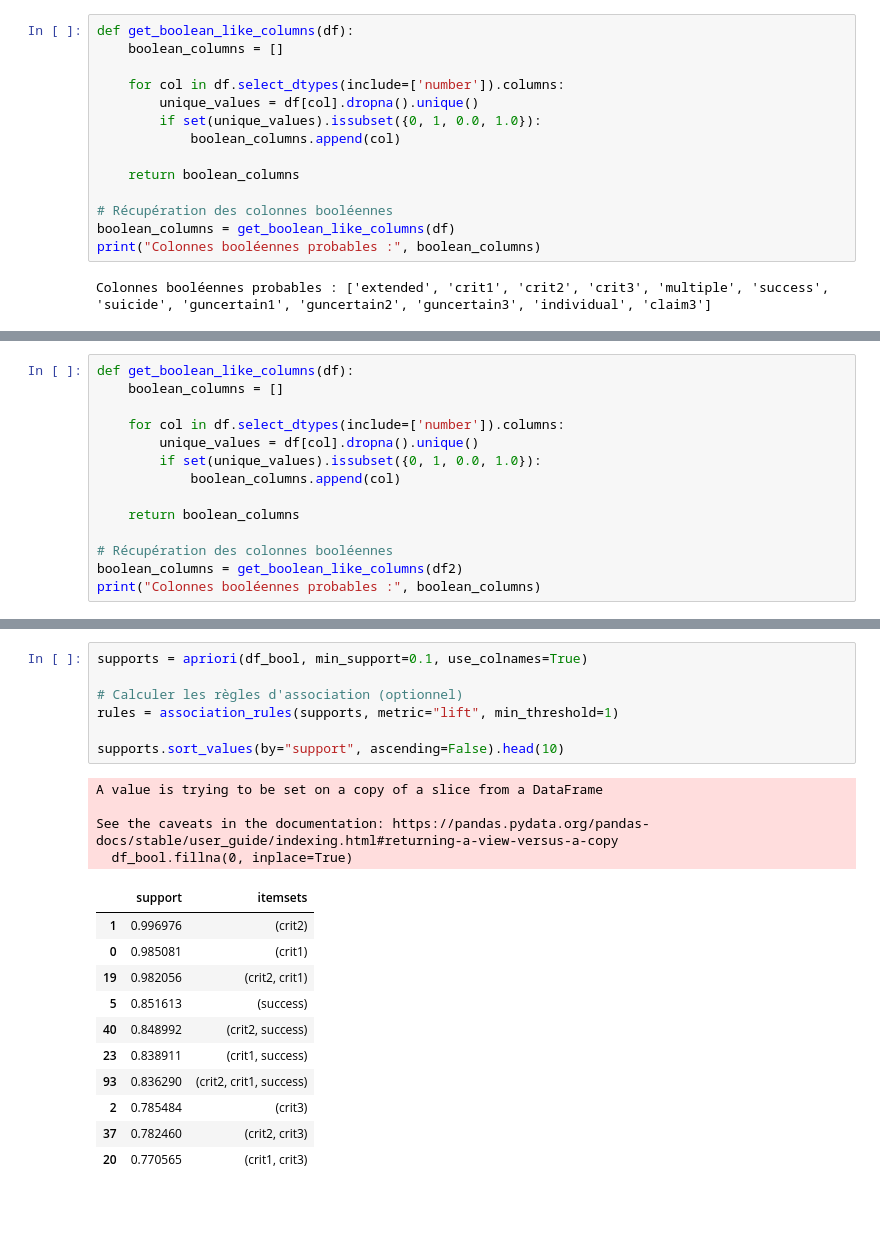
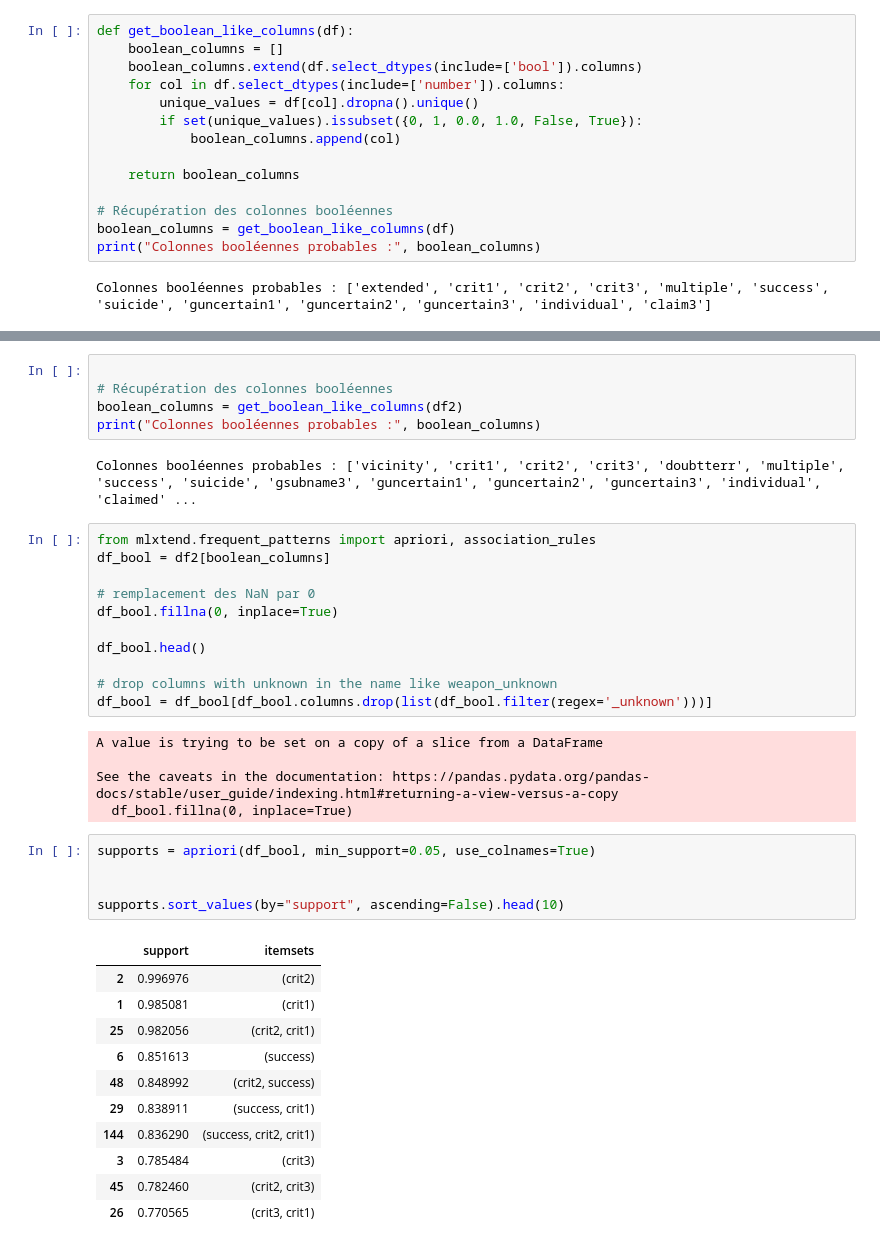
Before and after one commit to ekomlenovic/SecurityDataset, a Jupyter notebook: data_processing/frequentPatterns/a.ipynb, the cells around one changed output, grey strips where cells are left out. Cells and saved outputs as stored; diff of their text form; blank space fills up the shorter version.

```diff
--- a/data_processing/frequentPatterns/a.ipynb
+++ b/data_processing/frequentPatterns/a.ipynb
@@ -23,10 +23,10 @@ df.head()
 # %%
 def get_boolean_like_columns(df):
     boolean_columns = []
-
+    boolean_columns.extend(df.select_dtypes(include=['bool']).columns)
     for col in df.select_dtypes(include=['number']).columns:
         unique_values = df[col].dropna().unique()
-        if set(unique_values).issubset({0, 1, 0.0, 1.0}):
+        if set(unique_values).issubset({0, 1, 0.0, 1.0, False, True}):
             boolean_columns.append(col)
 
     return boolean_columns
@@ -110,17 +123,3 @@ df2.head()
 | 2 | 202101010006 | 2021-01-01 | 2021-01-01 | Yemen | Middle East & North Africa | Al Hudaydah | Hudaydah | 14.782391 | 42.973093 | ... |
 | 3 | 202101010009 | 2021-01-01 | 2021-01-01 | Afghanistan | South Asia | Ghor | Feroz Koh | 34.521315 | 65.249242 | ... |
 | 4 | 202101010024 | 2021-01-02 | 2021-01-02 | Somalia | Sub-Saharan Africa | Lower Juba | Kismayo | -0.357847 | 42.546652 | ... |
-# %%
-def get_boolean_like_columns(df):
-    boolean_columns = []
-
-    for col in df.select_dtypes(include=['number']).columns:
-        unique_values = df[col].dropna().unique()
-        if set(unique_values).issubset({0, 1, 0.0, 1.0}):
-            boolean_columns.append(col)
-
-    return boolean_columns
-
-# Récupération des colonnes booléennes
-boolean_columns = get_boolean_like_columns(df2)
-print("Colonnes booléennes probables :", boolean_columns)
@@ -140,23 +126,40 @@ df_bool.head()
+# %%
+
+# Récupération des colonnes booléennes
+boolean_columns = get_boolean_like_columns(df2)
+print("Colonnes booléennes probables :", boolean_columns)
+# %% [output]
+Colonnes booléennes probables : ['vicinity', 'crit1', 'crit2', 'crit3', 'doubtterr', 'multiple', 'success', 'suicide', 'gsubname3', 'guncertain1', 'guncertain2', 'guncertain3', 'individual', 'claimed' ...
+# %%
+from mlxtend.frequent_patterns import apriori, association_rules
+df_bool = df2[boolean_columns]
+
+# remplacement des NaN par 0
+df_bool.fillna(0, inplace=True)
+
+df_bool.head()
+
+# drop columns with unknown in the name like weapon_unknown
+df_bool = df_bool[df_bool.columns.drop(list(df_bool.filter(regex='_unknown')))]
+# %% [output]
+A value is trying to be set on a copy of a slice from a DataFrame
+
+See the caveats in the documentation: https://pandas.pydata.org/pandas-docs/stable/user_guide/indexing.html#returning-a-view-versus-a-copy
+  df_bool.fillna(0, inplace=True)
 # %%
-supports = apriori(df_bool, min_support=0.1, use_colnames=True)
+supports = apriori(df_bool, min_support=0.05, use_colnames=True)
 
-# Calculer les règles d'association (optionnel)
-rules = association_rules(supports, metric="lift", min_threshold=1)
 
 supports.sort_values(by="support", ascending=False).head(10)
 # %% [output]
-A value is trying to be set on a copy of a slice from a DataFrame
-
-See the caveats in the documentation: https://pandas.pydata.org/pandas-docs/stable/user_guide/indexing.html#returning-a-view-versus-a-copy
-  df_bool.fillna(0, inplace=True)
 |  | support | itemsets |
-| 1 | 0.996976 | (crit2) |
-| 0 | 0.985081 | (crit1) |
-| 19 | 0.982056 | (crit2, crit1) |
-| 5 | 0.851613 | (success) |
-| 40 | 0.848992 | (crit2, success) |
-| 23 | 0.838911 | (crit1, success) |
-| 93 | 0.836290 | (crit2, crit1, success) |
-| 2 | 0.785484 | (crit3) |
-| 37 | 0.782460 | (crit2, crit3) |
-| 20 | 0.770565 | (crit1, crit3) |
+| 2 | 0.996976 | (crit2) |
+| 1 | 0.985081 | (crit1) |
+| 25 | 0.982056 | (crit2, crit1) |
+| 6 | 0.851613 | (success) |
+| 48 | 0.848992 | (crit2, success) |
+| 29 | 0.838911 | (success, crit1) |
+| 144 | 0.836290 | (success, crit2, crit1) |
+| 3 | 0.785484 | (crit3) |
+| 45 | 0.782460 | (crit2, crit3) |
+| 26 | 0.770565 | (crit3, crit1) |
```
Also changed, not shown: parts of 14 cells of this notebook.
